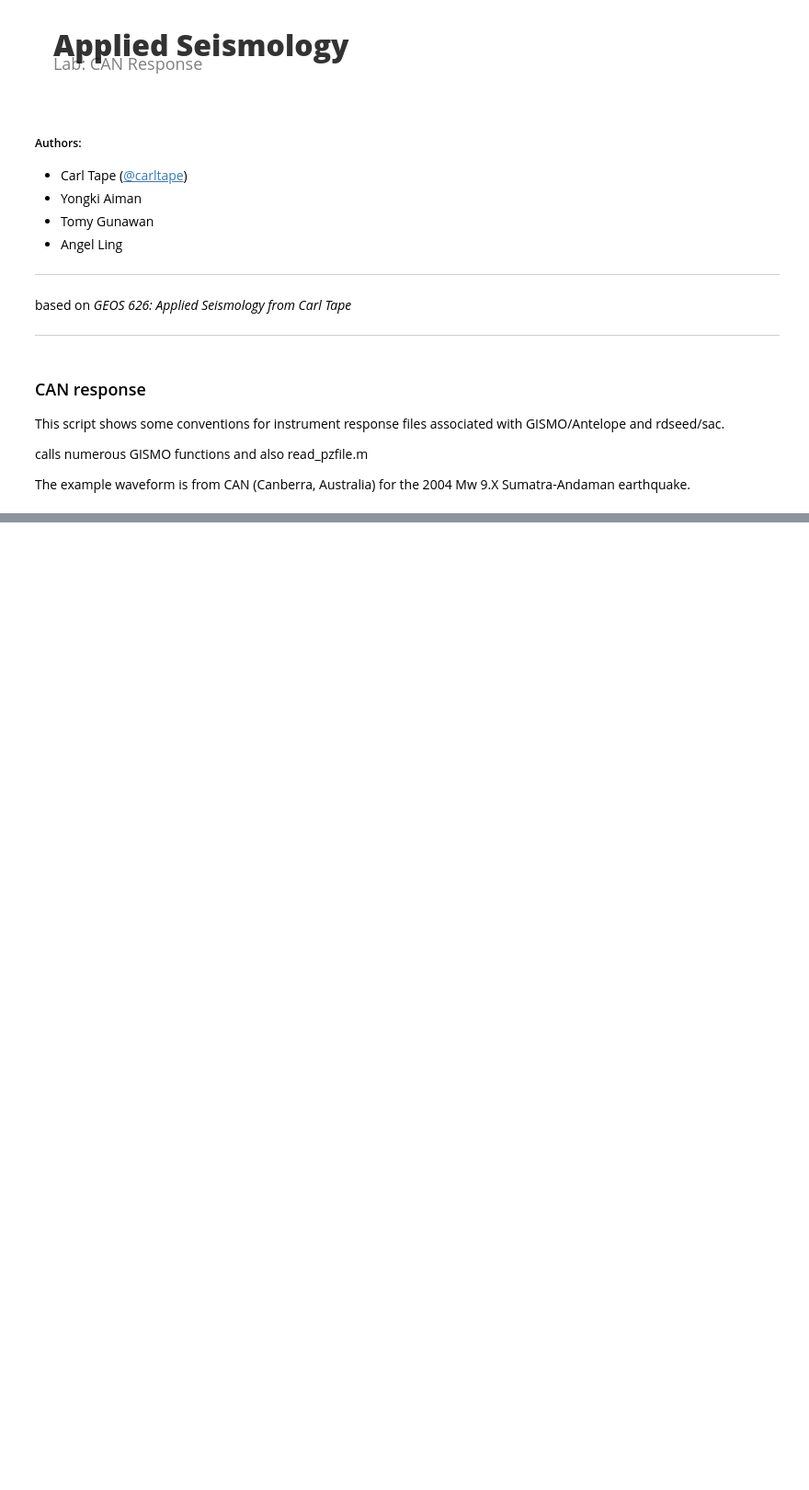
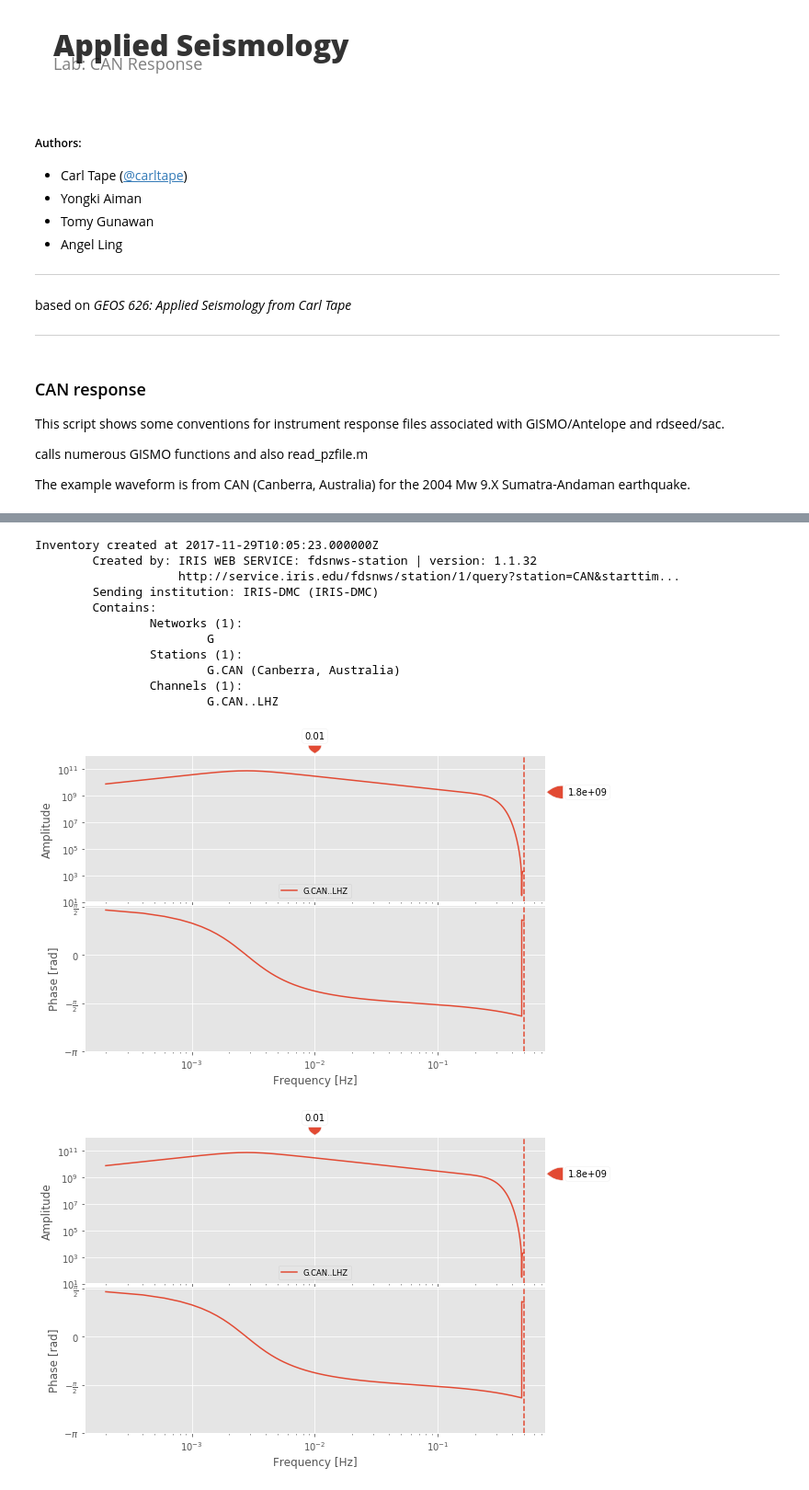
Before and after one commit to heinerigel/2017-JupyterNotebooksForGeophysics, a Jupyter notebook: Notebooks/05_SumatraEarthquake/Sumatra_PartA/CAN_response.ipynb, the cells around one changed output, grey strips where cells are left out. Shown at 92% size. Cells and saved outputs as stored; diff of their text form; code cells hidden in the pictures; blank space fills up the shorter version.

```diff
--- a/Notebooks/05_SumatraEarthquake/Sumatra_PartA/CAN_response.ipynb
+++ b/Notebooks/05_SumatraEarthquake/Sumatra_PartA/CAN_response.ipynb
@@ -121,0 +167,21 @@ plt.show()
+# %%
+# Plot station response
+inv = client.get_stations(network="G", station="CAN", channel="LHZ", level="response",
+                     starttime=starttime, endtime=endtime)
+print(inv)
+
+inv.plot_response(min_freq=2E-4, output='ACC')
+# %% [output]
+Inventory created at 2017-11-29T10:05:23.000000Z
+        Created by: IRIS WEB SERVICE: fdsnws-station | version: 1.1.32
+                    http://service.iris.edu/fdsnws/station/1/query?station=CAN&starttim...
+        Sending institution: IRIS-DMC (IRIS-DMC)
+        Contains:
+                Networks (1):
+                        G
+                Stations (1):
+                        G.CAN (Canberra, Australia)
+                Channels (1):
+                        G.CAN..LHZ
+[figure, added]
+[figure, added]
```
Also changed, not shown: parts of 7 cells of this notebook, 2 other files.
